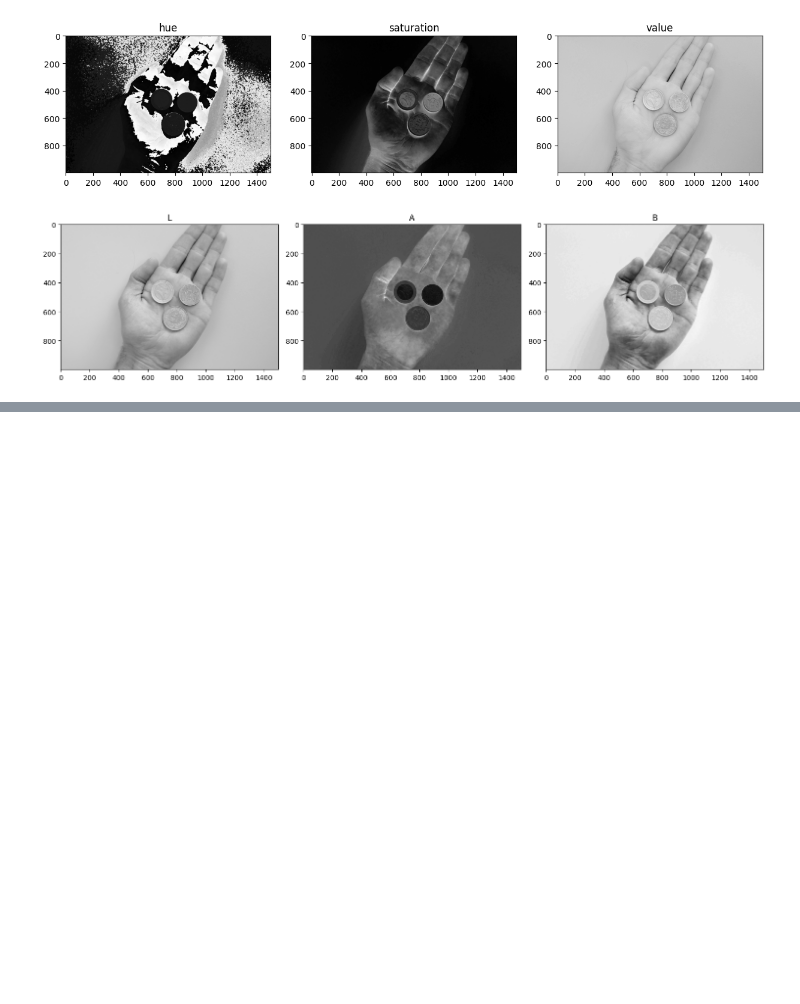
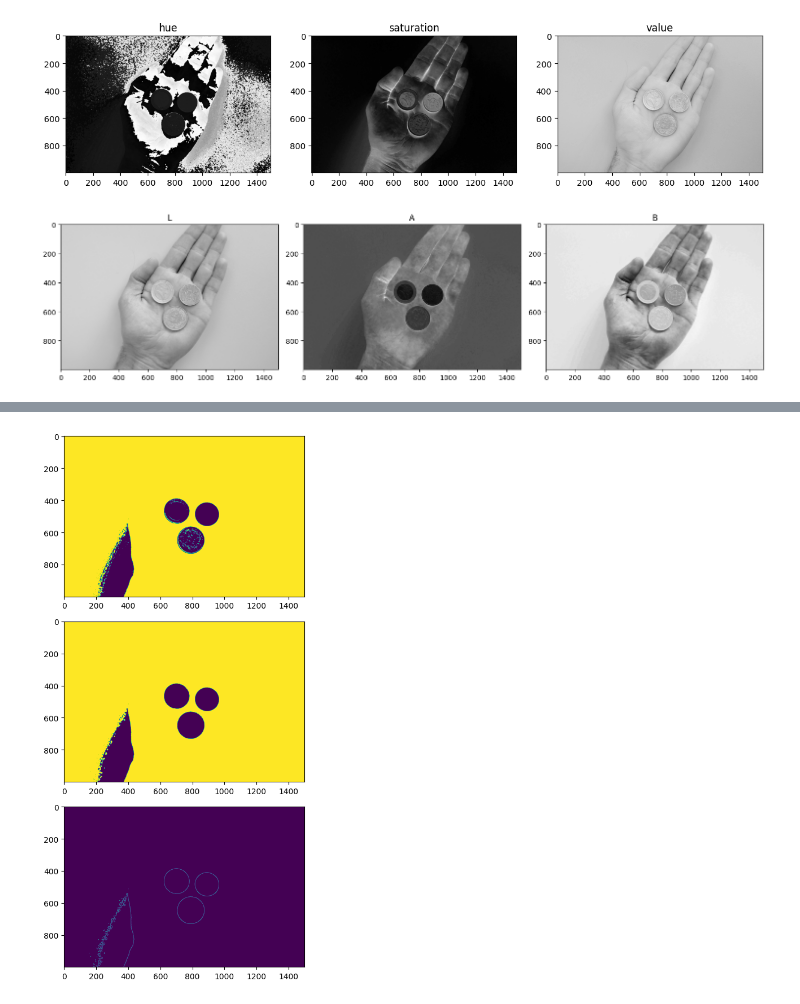
Before and after one commit to JadBh/Image_analysis_git, a Jupyter notebook: project/thresholding.ipynb, the cells around one changed output, grey strips where cells are left out. Drawn from its saved outputs; the diff is of its cells as text; code cells hidden in the pictures; blank space fills up the shorter version.

```diff
--- a/project/thresholding.ipynb
+++ b/project/thresholding.ipynb
@@ -329,0 +331,22 @@ plot_thresholded_image(img=image, func=apply_LAB_threshold, title="LAB Threshold
+# %%
+binary = apply_LAB_threshold(img = image)
+# blurred = cv2.GaussianBlur(binary, (3,3), 0)
+binary = (binary.astype(np.uint8))*255
+
+cleaned = skimage.morphology.binary_opening(binary, skimage.morphology.disk(3))
+cleaned = (cleaned.astype(np.uint8))*255
+
+edged = cv2.Canny(cleaned,210,500)
+
+# Create subplots
+fig, axs = plt.subplots(3,1, figsize=(10, 10))  # 2 rows of subplots
+
+# Plot data on each subplot
+axs[0].imshow(binary)
+axs[1].imshow(cleaned)
+axs[2].imshow(edged)
+
+# Add some space between subplots
+plt.tight_layout()
+# %% [output]
+[figure, added]
```
Also changed, not shown: parts of 6 cells of this notebook.
